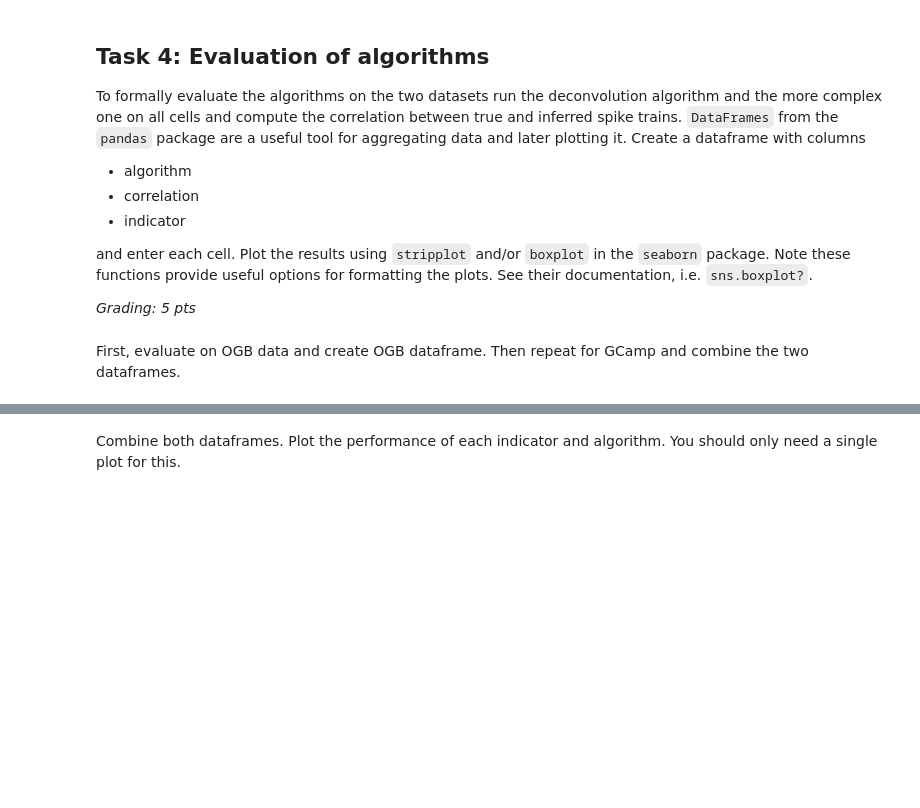
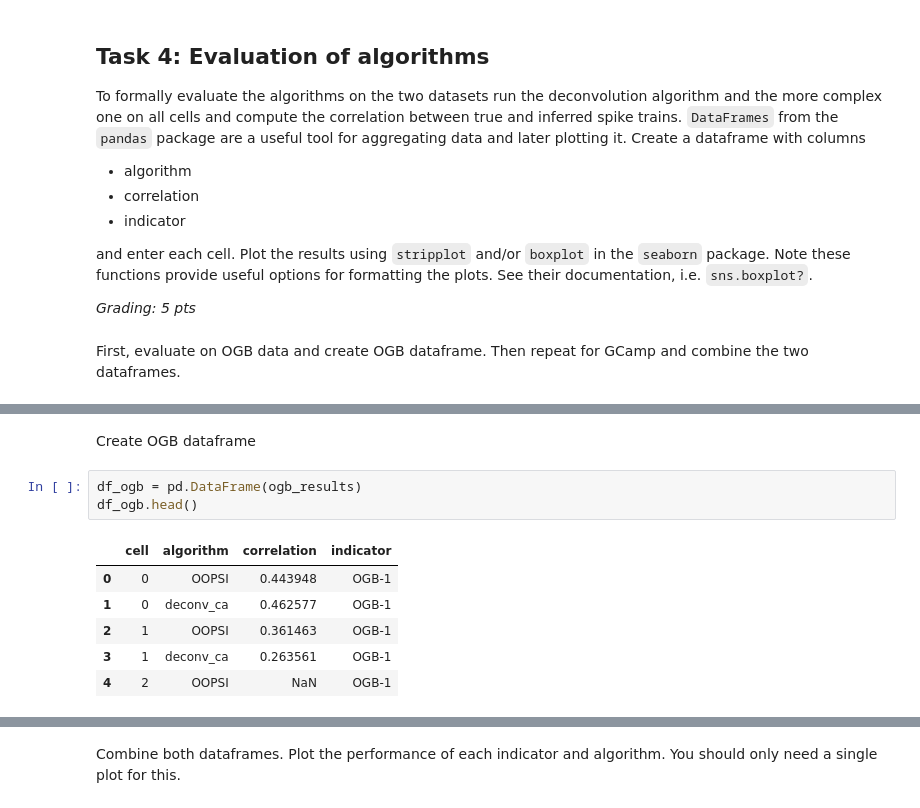
Before and after one commit to Akseli-Ilmanen/NDS_homework, a Jupyter notebook: notebooks/MD_CodingLab3.ipynb, the cells around one changed output, grey strips where cells are left out. Cells and saved outputs as stored; diff of their text form; blank space fills up the shorter version.

```diff
--- a/notebooks/MD_CodingLab3.ipynb
+++ b/notebooks/MD_CodingLab3.ipynb
@@ -735,0 +791,12 @@ First, evaluate on OGB data and create OGB dataframe. Then repeat for GCamp and
+# %% [markdown]
+Create OGB dataframe
+# %%
+df_ogb = pd.DataFrame(ogb_results)
+df_ogb.head()
+# %% [output]
+|  | cell | algorithm | correlation | indicator |
+| 0 | 0 | OOPSI | 0.443948 | OGB-1 |
+| 1 | 0 | deconv_ca | 0.462577 | OGB-1 |
+| 2 | 1 | OOPSI | 0.361463 | OGB-1 |
+| 3 | 1 | deconv_ca | 0.263561 | OGB-1 |
+| 4 | 2 | OOPSI | NaN | OGB-1 |
```
Also changed, not shown: parts of 9 cells of this notebook.
